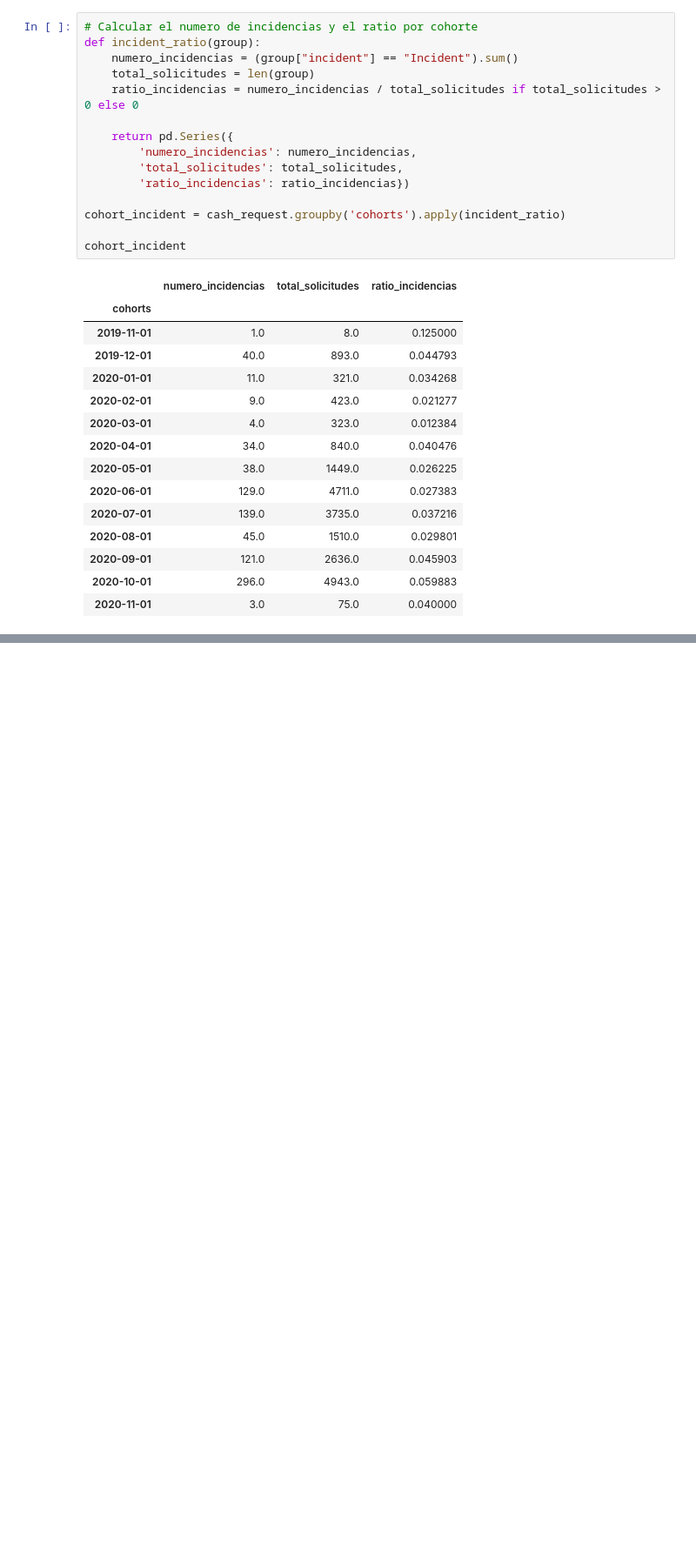
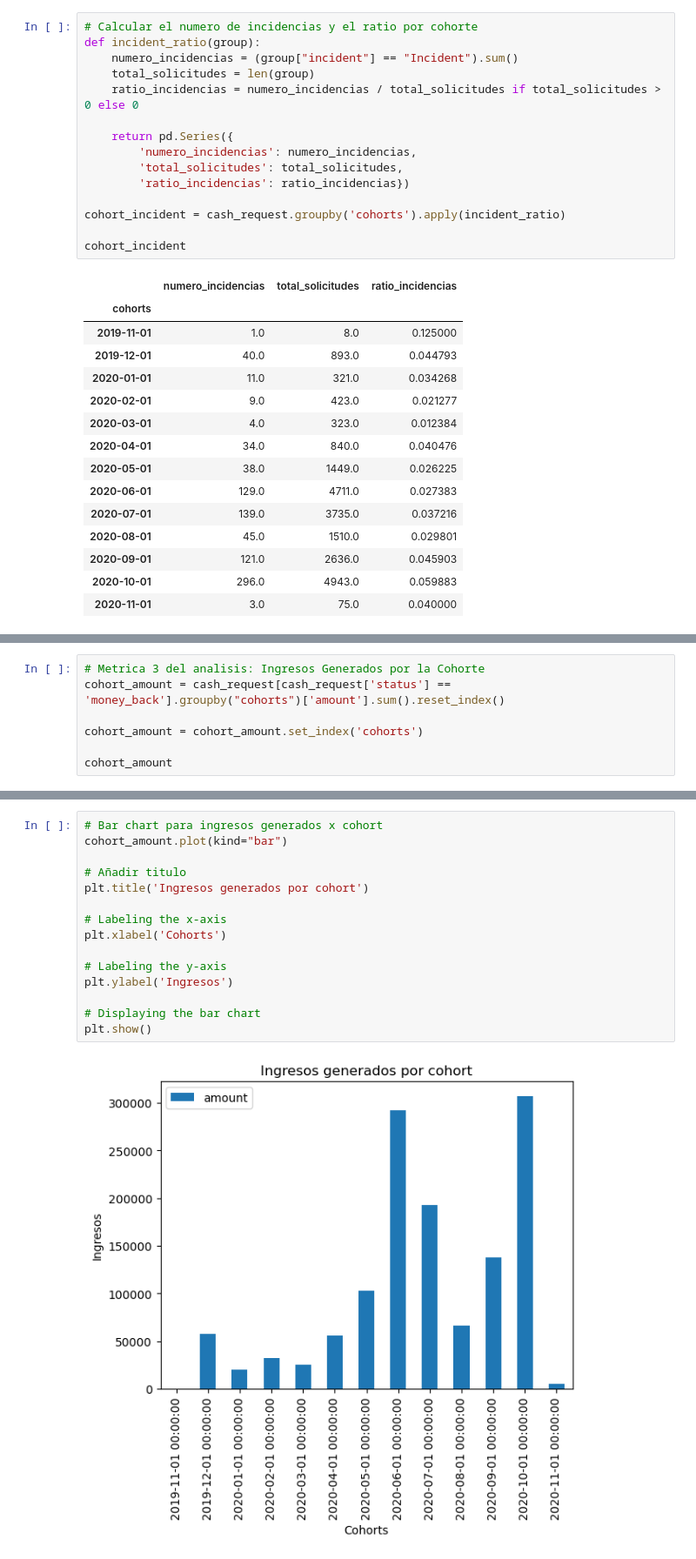
Before and after one commit to crismt96/project-1-ironhack-payments, a Jupyter notebook: main.ipynb, the cells around one changed output, grey strips where cells are left out. Shown at 87% size. Drawn from its saved outputs; the diff is of its cells as text; blank space fills up the shorter version.

```diff
--- a/main.ipynb
+++ b/main.ipynb
@@ -343,0 +384,7 @@ cohort_incident
+# %%
+# Metrica 3 del analisis: Ingresos Generados por la Cohorte
+cohort_amount = cash_request[cash_request['status'] == 'money_back'].groupby("cohorts")['amount'].sum().reset_index()
+
+cohort_amount = cohort_amount.set_index('cohorts')
+
+cohort_amount
@@ -343,0 +407,17 @@ cohort_incident
+# %%
+# Bar chart para ingresos generados x cohort
+cohort_amount.plot(kind="bar")
+
+# Añadir titulo
+plt.title('Ingresos generados por cohort')
+
+# Labeling the x-axis
+plt.xlabel('Cohorts')
+
+# Labeling the y-axis
+plt.ylabel('Ingresos')
+
+# Displaying the bar chart
+plt.show()
+# %% [output]
+[figure, added]
```
Also changed, not shown: parts of 10 cells of this notebook.
